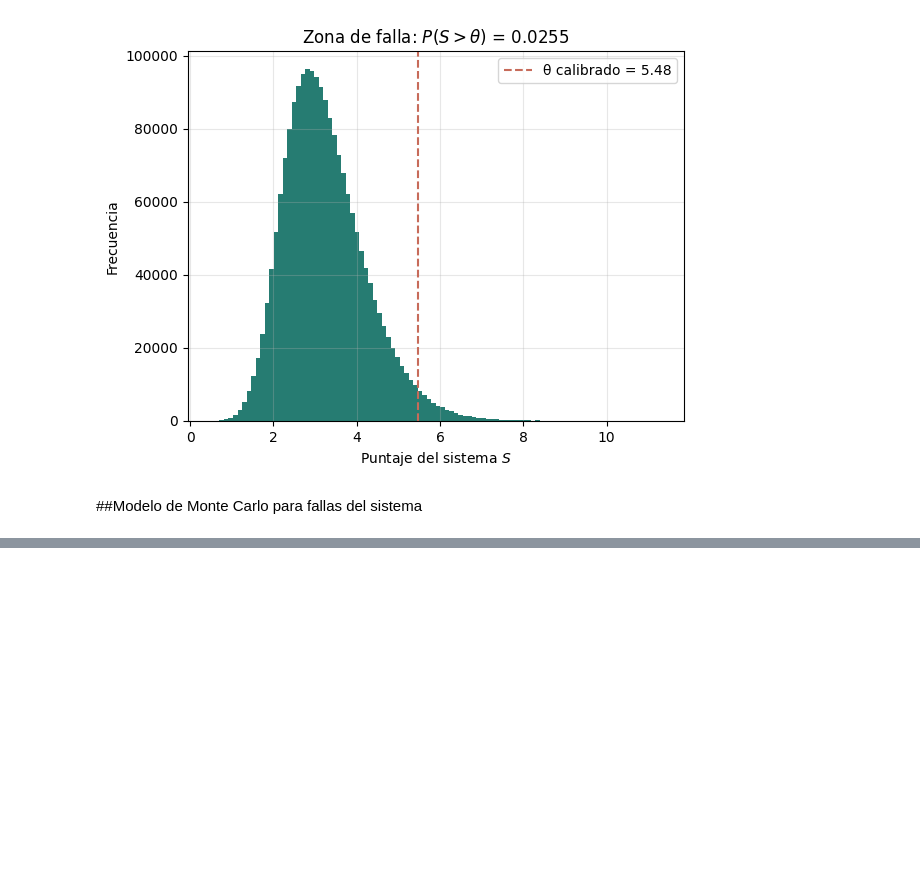
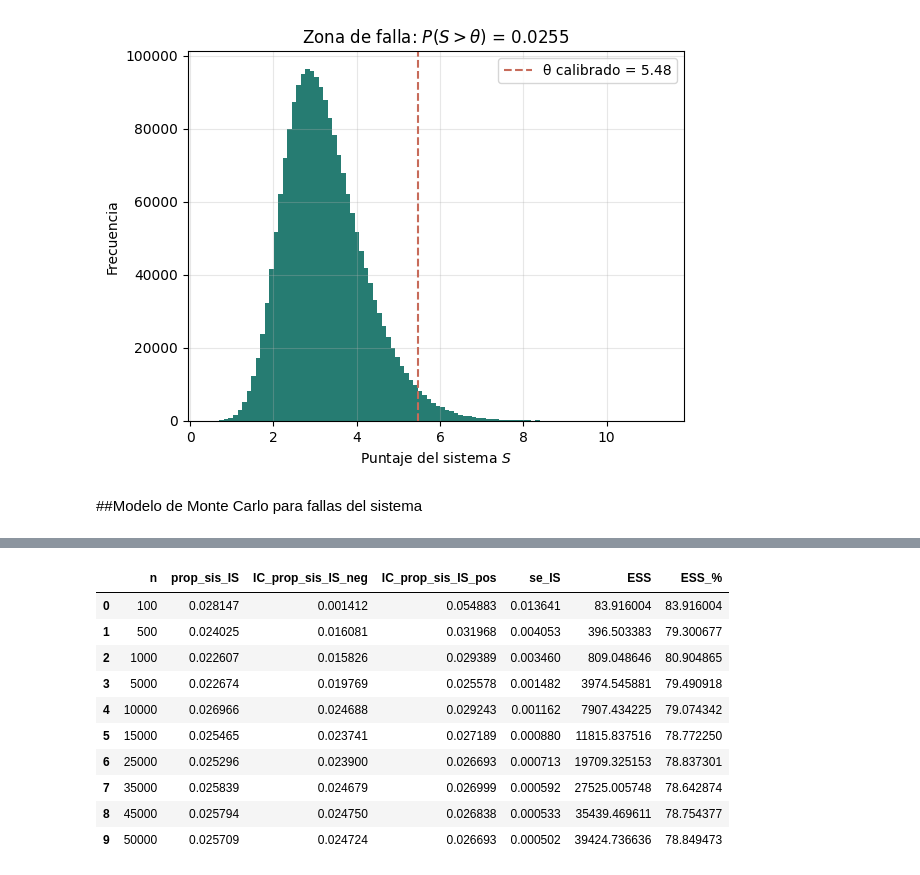
Before and after one commit to ProfeAgudelo/Modelaci-n_Estocastica, a Jupyter notebook: Problema_1_Confiabilidad_de_sistema_multicomponente_con_Cópula_Gaussiana.ipynb, the cells around one changed output, grey strips where cells are left out. Drawn from its saved outputs; the diff is of its cells as text; code cells hidden in the pictures; blank space fills up the shorter version.

```diff
--- a/Problema_1_Confiabilidad_de_sistema_multicomponente_con_Cópula_Gaussiana.ipynb
+++ b/Problema_1_Confiabilidad_de_sistema_multicomponente_con_Cópula_Gaussiana.ipynb
@@ -419,0 +543,38 @@ plt.show()
+# %%
+p_hat = []
+se = []
+IC_pos = []
+IC_neg = []
+ess_list = []
+
+for n_actual in ns:
+    prop_sis_IS, ic_p, ic_n, ess_val, se_IS = muestreo_importancia(n_actual)
+    p_hat.append(prop_sis_IS)
+    se.append(se_IS)
+    IC_pos.append(ic_p)
+    IC_neg.append(ic_n)
+    ess_list.append(ess_val)
+
+resultados_IS = pd.DataFrame({
+    "n": ns,
+    "prop_sis_IS": p_hat,
+    "IC_prop_sis_IS_neg": IC_neg,
+    "IC_prop_sis_IS_pos": IC_pos,
+    "se_IS": se,
+    "ESS": ess_list,
+    "ESS_%": [100 * e / n_actual for e, n_actual in zip(ess_list, ns)]
+})
+
+resultados_IS
+# %% [output]
+|  | n | prop_sis_IS | IC_prop_sis_IS_neg | IC_prop_sis_IS_pos | se_IS | ESS | ESS_% |
+| 0 | 100 | 0.028147 | 0.001412 | 0.054883 | 0.013641 | 83.916004 | 83.916004 |
+| 1 | 500 | 0.024025 | 0.016081 | 0.031968 | 0.004053 | 396.503383 | 79.300677 |
+| 2 | 1000 | 0.022607 | 0.015826 | 0.029389 | 0.003460 | 809.048646 | 80.904865 |
+| 3 | 5000 | 0.022674 | 0.019769 | 0.025578 | 0.001482 | 3974.545881 | 79.490918 |
+| 4 | 10000 | 0.026966 | 0.024688 | 0.029243 | 0.001162 | 7907.434225 | 79.074342 |
+| 5 | 15000 | 0.025465 | 0.023741 | 0.027189 | 0.000880 | 11815.837516 | 78.772250 |
+| 6 | 25000 | 0.025296 | 0.023900 | 0.026693 | 0.000713 | 19709.325153 | 78.837301 |
+| 7 | 35000 | 0.025839 | 0.024679 | 0.026999 | 0.000592 | 27525.005748 | 78.642874 |
+| 8 | 45000 | 0.025794 | 0.024750 | 0.026838 | 0.000533 | 35439.469611 | 78.754377 |
+| 9 | 50000 | 0.025709 | 0.024724 | 0.026693 | 0.000502 | 39424.736636 | 78.849473 |
```
Also changed, not shown: parts of 15 cells of this notebook.
